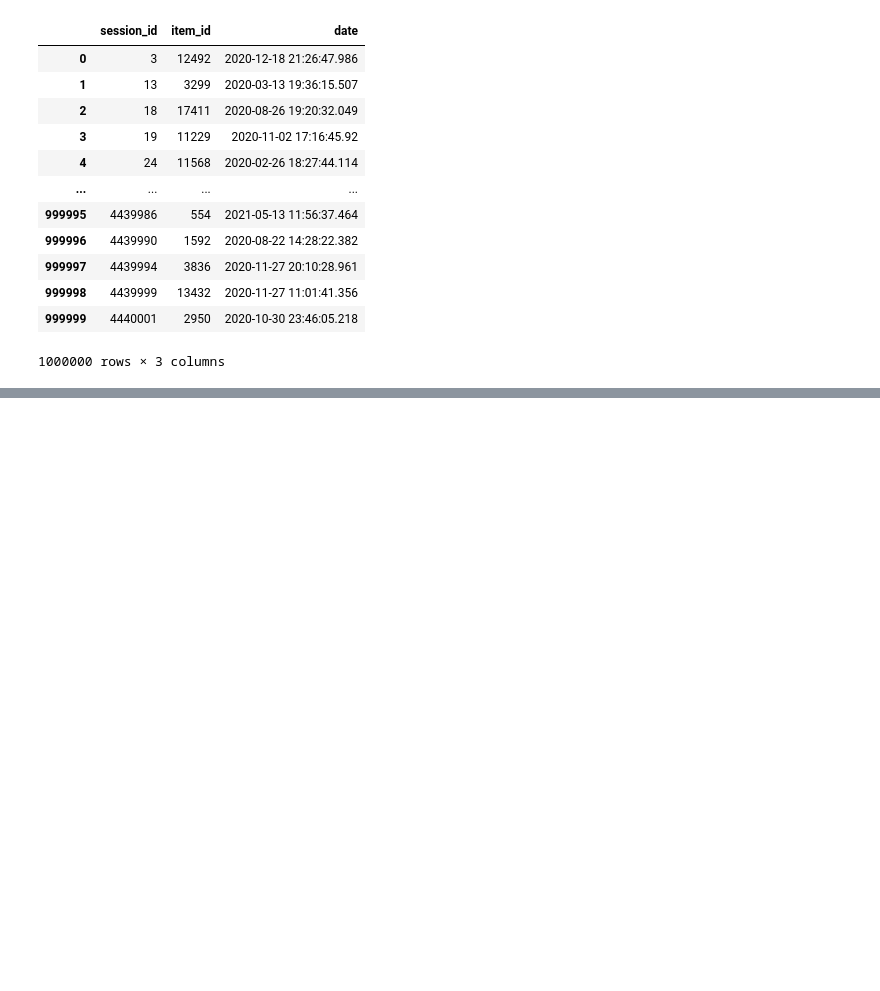
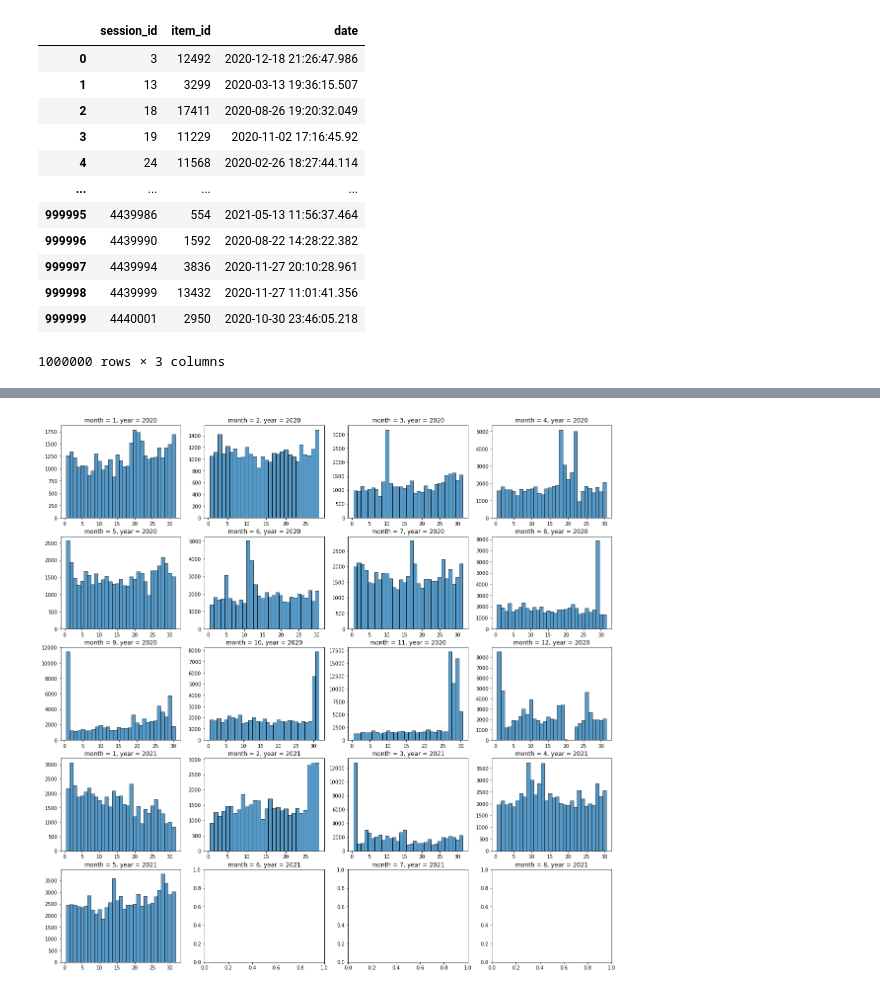
Before and after one commit to pm390/recsys2022, a Jupyter notebook: data_analysis/item_analysis_mattia.ipynb, the cells around one changed output, grey strips where cells are left out. Drawn from its saved outputs; the diff is of its cells as text; code cells hidden in the pictures; blank space fills up the shorter version.

Commit message:
Updated some nice plots

```diff
--- a/data_analysis/item_analysis_mattia.ipynb
+++ b/data_analysis/item_analysis_mattia.ipynb
@@ -174,0 +30,5 @@ See the caveats in the documentation: https://pandas.pydata.org/pandas-docs/stab
+# %%
+purchases_mapped['day'] = pd.to_datetime(purchases_mapped['date']).dt.day
+purchases_mapped['month'] = pd.to_datetime(purchases_mapped['date']).dt.month
+purchases_mapped['year'] = pd.to_datetime(purchases_mapped['date']).dt.year
+purchases_mapped
@@ -174,0 +70,20 @@ See the caveats in the documentation: https://pandas.pydata.org/pandas-docs/stab
+# %%
+# Devo far 17 plots (16 mesi di lunghezza)
+n_rows = 5
+n_col = 4
+
+fig, axs = plt.subplots(nrows=n_rows, ncols=n_col, figsize = (20,20))
+month = 1
+year = 2020
+for i, ax in enumerate(fig.axes):
+    if month == 13:
+        month = 1
+        year += 1
+    plot_data = purchases_mapped[(purchases_mapped['month'] == month) & (purchases_mapped['year'] == year)]
+    sns.histplot(data = plot_data['day'], discrete=True, ax=ax)
+    ax.set_xlabel("")
+    ax.set_ylabel("")
+    ax.set_title(f"month = {month}, year = {year}")
+    month += 1
+# %% [output]
+[figure, added]
```
Also changed, not shown: parts of 13 cells of this notebook.
